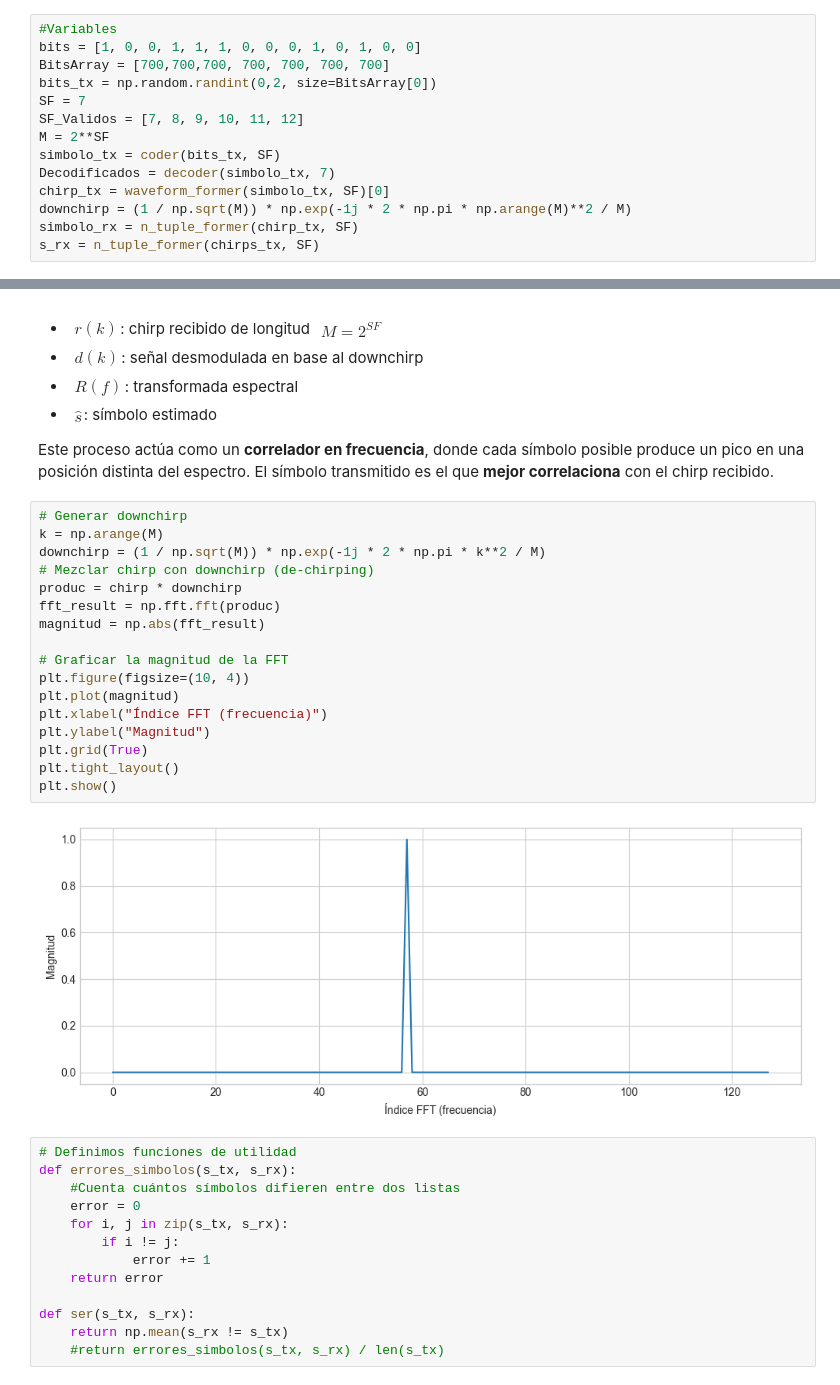
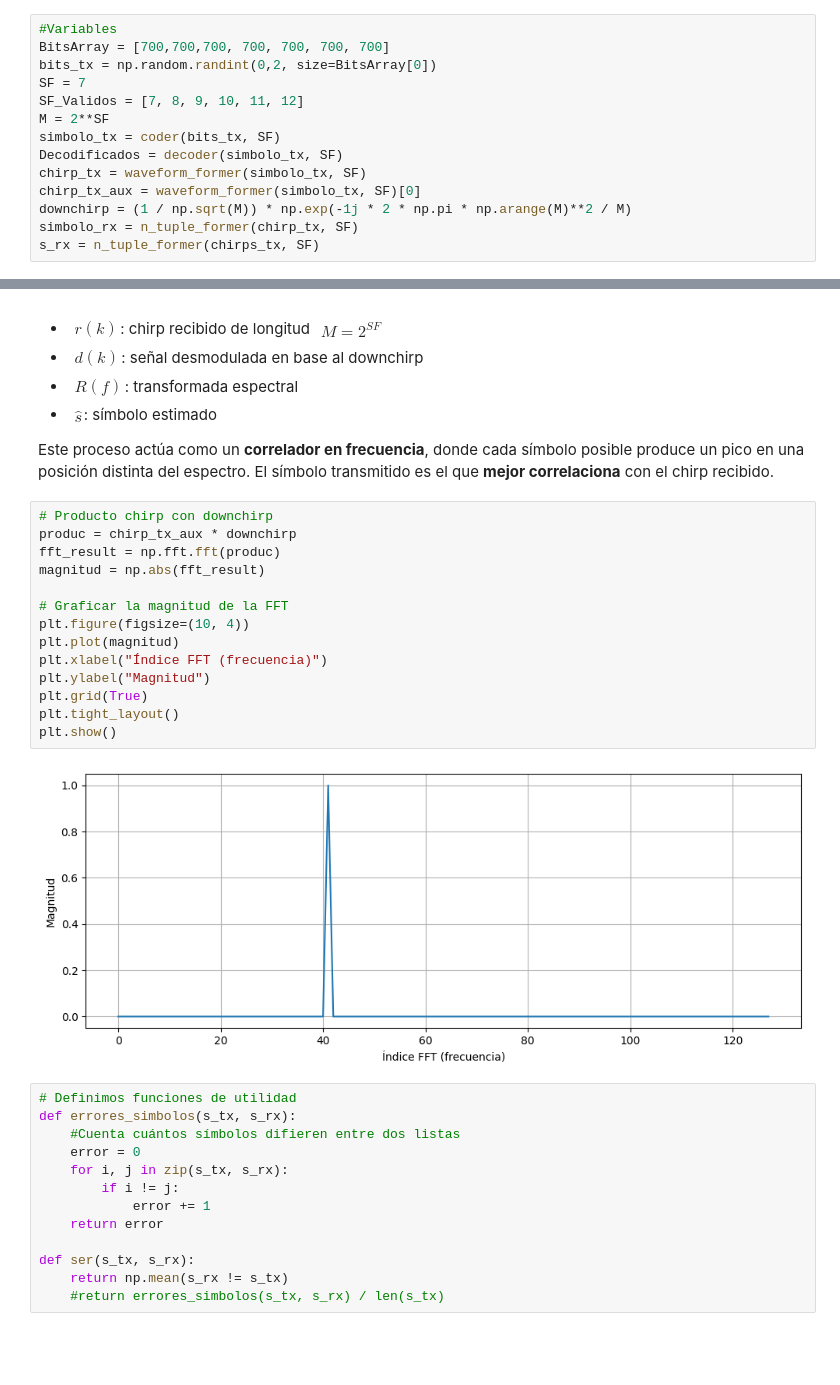
Before and after one commit to Nicolas44896/Proyecto-LoRa, a Jupyter notebook: Proyecto-LoRa.ipynb, the cells around one changed output, grey strips where cells are left out. Drawn from its saved outputs; the diff is of its cells as text; blank space fills up the shorter version.

```diff
--- a/Proyecto-LoRa.ipynb
+++ b/Proyecto-LoRa.ipynb
@@ -5,15 +5,15 @@ import numpy as np
 import matplotlib.pyplot as plt
 # %%
 #Variables
-bits = [1, 0, 0, 1, 1, 1, 0, 0, 0, 1, 0, 1, 0, 0]
 BitsArray = [700,700,700, 700, 700, 700, 700]
 bits_tx = np.random.randint(0,2, size=BitsArray[0])
 SF = 7
 SF_Validos = [7, 8, 9, 10, 11, 12]
 M = 2**SF
 simbolo_tx = coder(bits_tx, SF)
-Decodificados = decoder(simbolo_tx, 7)
-chirp_tx = waveform_former(simbolo_tx, SF)[0]
+Decodificados = decoder(simbolo_tx, SF)
+chirp_tx = waveform_former(simbolo_tx, SF)
+chirp_tx_aux = waveform_former(simbolo_tx, SF)[0]
 downchirp = (1 / np.sqrt(M)) * np.exp(-1j * 2 * np.pi * np.arange(M)**2 / M)
 simbolo_rx = n_tuple_former(chirp_tx, SF)
 s_rx = n_tuple_former(chirps_tx, SF)
@@ -244,24 +260,21 @@ Donde:
 
 Este proceso actúa como un **correlador en frecuencia**, donde cada símbolo posible produce un pico en una posición distinta del espectro. El símbolo transmitido es el que **mejor correlaciona** con el chirp recibido.
 # %%
-# Generar downchirp
-k = np.arange(M)
-downchirp = (1 / np.sqrt(M)) * np.exp(-1j * 2 * np.pi * k**2 / M)
-# Mezclar chirp con downchirp (de-chirping)
-produc = chirp * downchirp
+# Producto chirp con downchirp
+produc = chirp_tx_aux * downchirp
 fft_result = np.fft.fft(produc)
 magnitud = np.abs(fft_result)
 
 # Graficar la magnitud de la FFT
 plt.figure(figsize=(10, 4))
 plt.plot(magnitud)
 plt.xlabel("Índice FFT (frecuencia)")
 plt.ylabel("Magnitud")
 plt.grid(True)
 plt.tight_layout()
 plt.show()
 # %% [output]
-[figure, old version]
+[figure, new version]
 # %%
 # Definimos funciones de utilidad
 def errores_simbolos(s_tx, s_rx):
```
Also changed, not shown: parts of 6 cells of this notebook.
